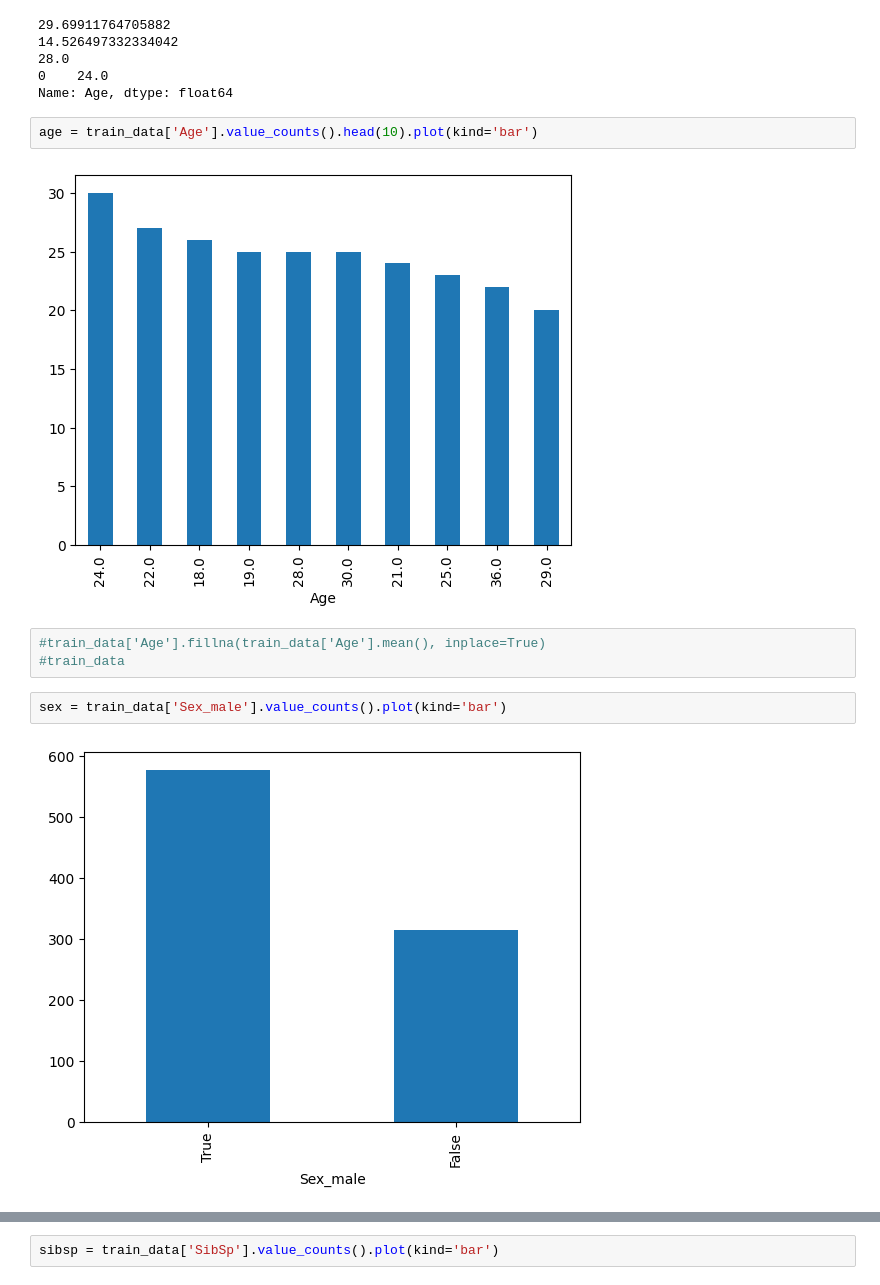
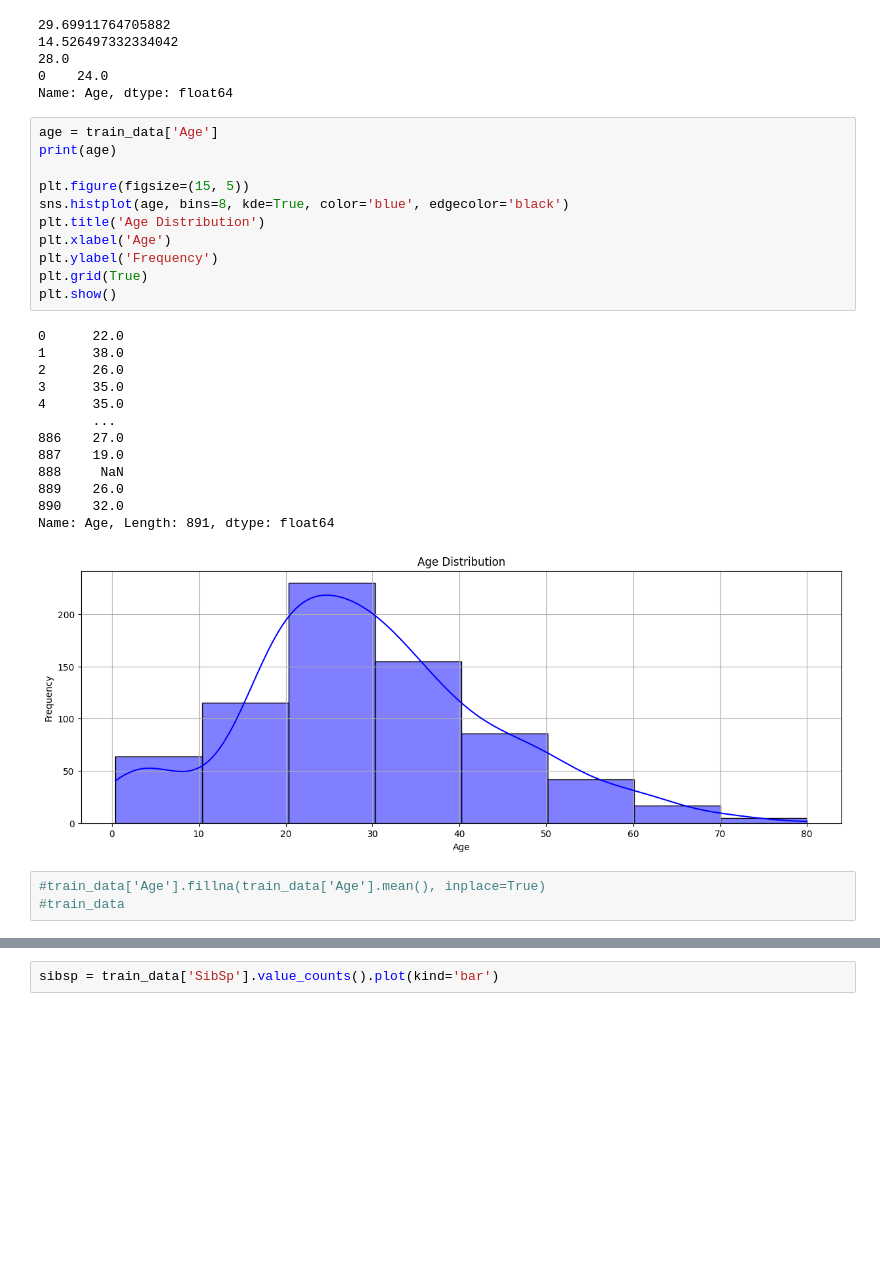
Before and after one commit to thiagotkd2/Kaggle-Titanic, a Jupyter notebook: titanic-notebook.ipynb, the cells around one changed output, grey strips where cells are left out. Saved outputs shown, nothing was run; the diff lists cells and outputs as text; blank space fills up the shorter version.

```diff
--- a/titanic-notebook.ipynb
+++ b/titanic-notebook.ipynb
@@ -191,14 +168,31 @@ print(train_data['Age'].mode())
 28.0
 0    24.0
 Name: Age, dtype: float64
-# %%
-age = train_data['Age'].value_counts().head(10).plot(kind='bar')
-# %% [output]
-[figure, removed]
+# %%
+age = train_data['Age']
+print(age)
+
+plt.figure(figsize=(15, 5))
+sns.histplot(age, bins=8, kde=True, color='blue', edgecolor='black')
+plt.title('Age Distribution')
+plt.xlabel('Age')
+plt.ylabel('Frequency')
+plt.grid(True)
+plt.show()
+# %% [output]
+0      22.0
+1      38.0
+2      26.0
+3      35.0
+4      35.0
+       ...
+886    27.0
+887    19.0
+888     NaN
+889    26.0
+890    32.0
+Name: Age, Length: 891, dtype: float64
+[figure, added]
 # %%
 #train_data['Age'].fillna(train_data['Age'].mean(), inplace=True)
 #train_data
-# %%
-sex = train_data['Sex_male'].value_counts().plot(kind='bar')
-# %% [output]
-[figure, removed]
```
Also changed, not shown: parts of 19 cells of this notebook.
